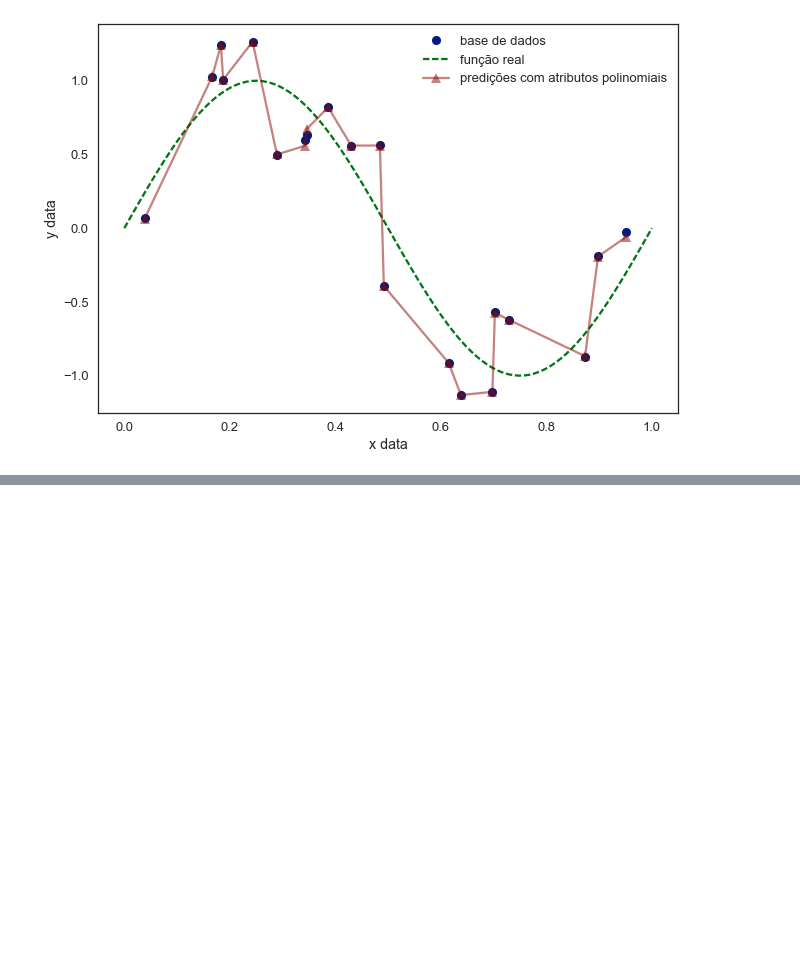
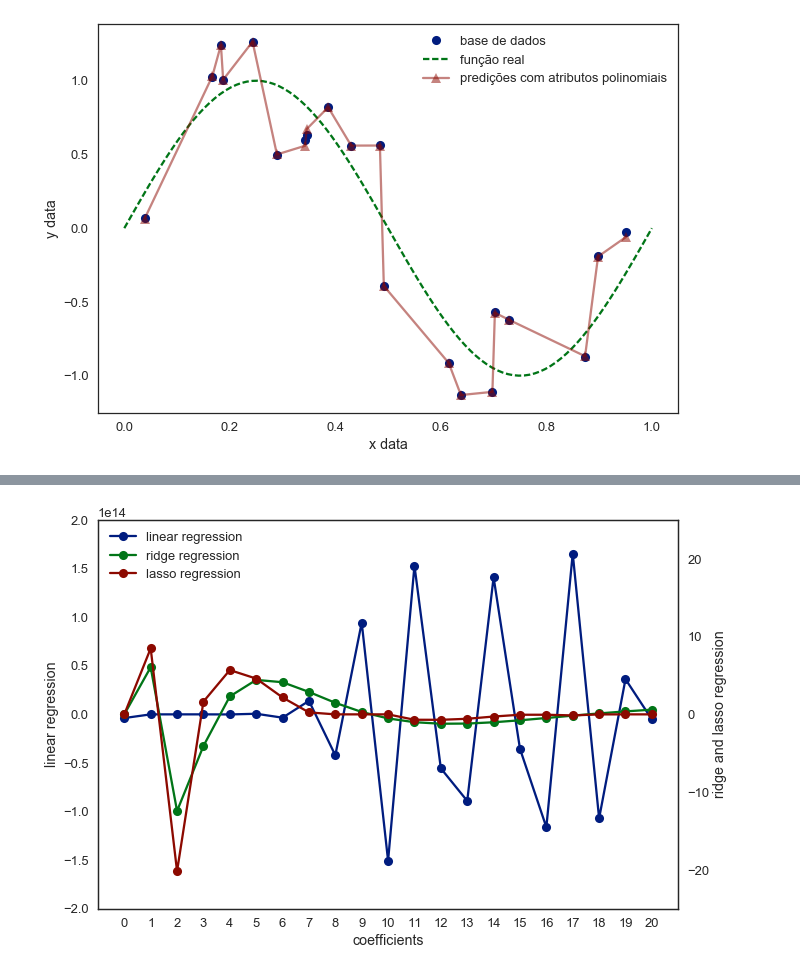
Before and after one commit to VictorUFABC/AprendizadoMaquina_2018.1, a Jupyter notebook: Regularization_and_Gradient_Descent_Exercises.ipynb, the cells around one changed output, grey strips where cells are left out. Cells and saved outputs as stored; diff of their text form; code cells hidden in the pictures; blank space fills up the shorter version.

```diff
--- a/Regularization_and_Gradient_Descent_Exercises.ipynb
+++ b/Regularization_and_Gradient_Descent_Exercises.ipynb
@@ -50,0 +138,33 @@ ax.set(xlabel='x data', ylabel='y data');
+# %%
+colors = sns.color_palette()
+
+# Vamos criar dois eixos, um para regressão linear outro para as regularizações
+ax1 = plt.axes()
+ax2 = ax1.twinx()
+
+# Plotar a regressão linear
+ax1.plot(lr.coef_.ravel(),
+         color=colors[0], marker='o', label='linear regression')
+
+# Plotar as regularizações no outro eixo
+ax2.plot(rr.coef_.ravel(),
+         color=colors[1], marker='o', label='ridge regression')
+
+ax2.plot(lassor.coef_.ravel(),
+         color=colors[2], marker='o', label='lasso regression')
+
+# Alterar as escalas
+ax1.set_ylim(-2e14, 2e14)
+ax2.set_ylim(-25, 25)
+
+# Combinar as legendas
+h1, l1 = ax1.get_legend_handles_labels()
+h2, l2 = ax2.get_legend_handles_labels()
+ax1.legend(h1+h2, l1+l2)
+
+ax1.set(xlabel='coefficients',ylabel='linear regression')
+ax2.set(ylabel='ridge and lasso regression')
+
+ax1.set_xticks(range(len(lr.coef_)));
+# %% [output]
+[figure, added]
```
Also changed, not shown: parts of 44 cells of this notebook.
